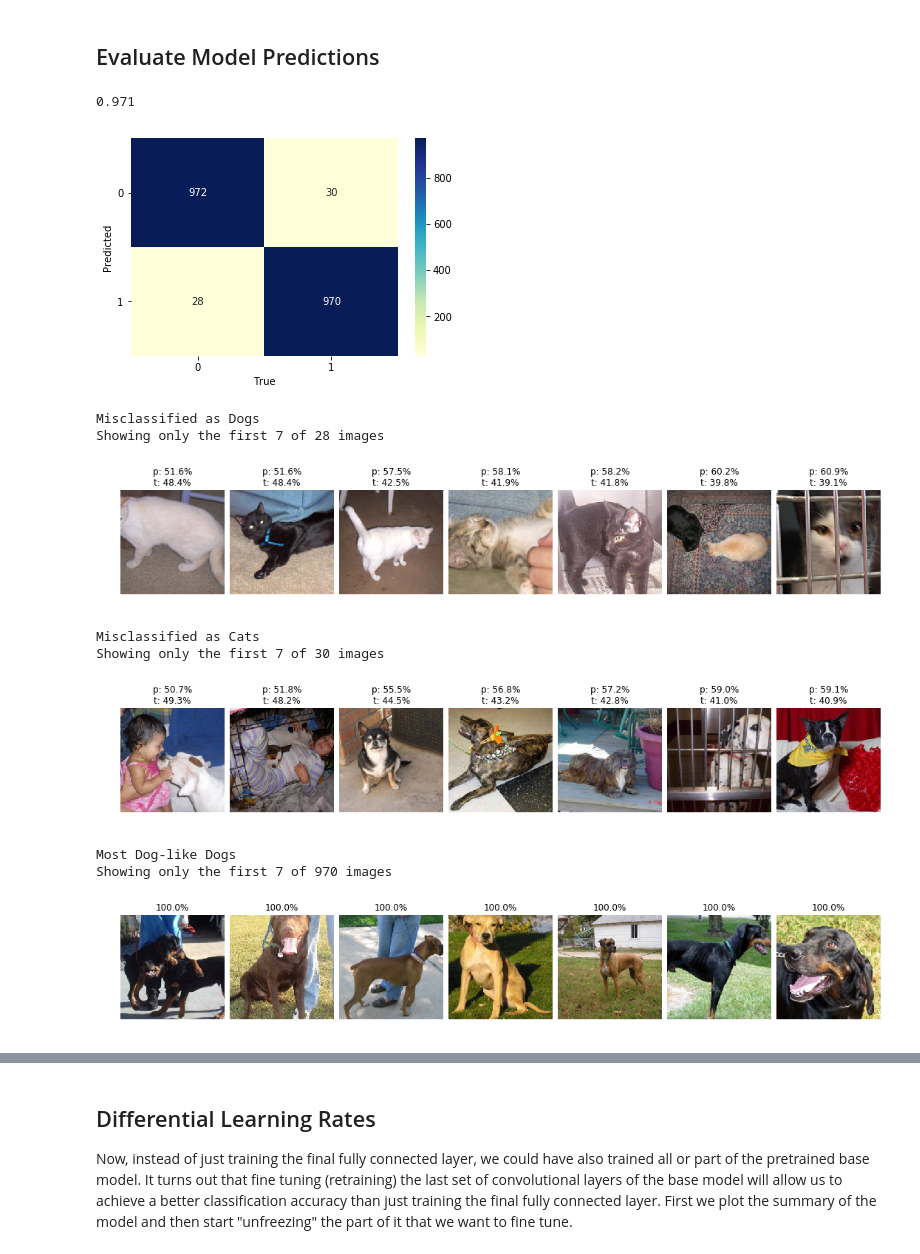
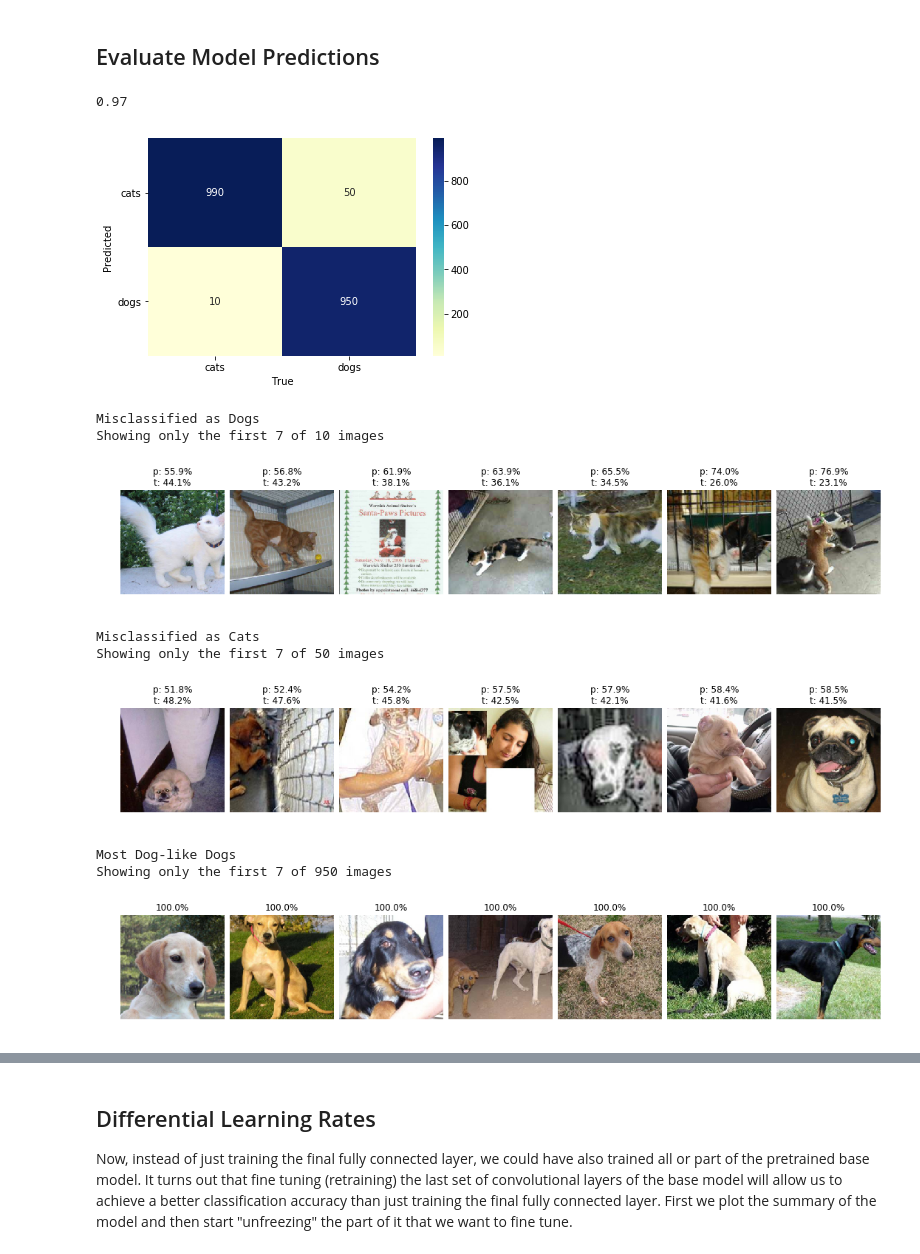
Before and after one commit to davidlmorton/fastai-course-sconce, a Jupyter notebook: lesson_1_cats_and_dogs.ipynb, the cells around one changed output, grey strips where cells are left out. Drawn from its saved outputs; the diff is of its cells as text; code cells hidden in the pictures.

```diff
--- a/lesson_1_cats_and_dogs.ipynb
+++ b/lesson_1_cats_and_dogs.ipynb
@@ -50,12 +56,12 @@ loader_kwargs = {
     'num_workers': 0
 }
 
-training_data_generator = ImageDataGenerator.from_image_folder(
+training_data_generator = SingleClassImageDataGenerator.from_image_folder(
     root='data/dogscats/train',
     transform=transform,
     loader_kwargs=loader_kwargs)
 
-test_data_generator = ImageDataGenerator.from_image_folder(
+test_data_generator = SingleClassImageDataGenerator.from_image_folder(
     root='data/dogscats/valid',
     transform=transform,
     loader_kwargs=loader_kwargs)
@@ -160,31 +168,31 @@ trainer.monitor.dataframe_monitor.plot(
 # %%
 trainer.get_classification_accuracy()
 # %% [output]
-0.971
+0.97
 # %%
 trainer.plot_confusion_matrix();
 # %% [output]
-[figure, old version]
+[figure, new version]
 # %%
 print("Misclassified as Dogs")
-trainer.plot_samples(predicted_label=1, true_label=0);
+trainer.plot_samples(predicted_class='dogs', true_class='cats');
 # %% [output]
 Misclassified as Dogs
-Showing only the first 7 of 28 images
+Showing only the first 7 of 10 images
-[figure, old version]
+[figure, new version]
 # %%
 print("Misclassified as Cats")
-trainer.plot_samples(predicted_label=0, true_label=1);
+trainer.plot_samples(predicted_class='cats', true_class='dogs');
 # %% [output]
 Misclassified as Cats
-Showing only the first 7 of 30 images
+Showing only the first 7 of 50 images
-[figure, old version]
+[figure, new version]
 # %%
 print("Most Dog-like Dogs")
-trainer.plot_samples(predicted_label=1, true_label=1, sort_by='falling predicted label score');
+trainer.plot_samples(predicted_class='dogs', true_class='dogs', sort_by='falling predicted class score');
 # %% [output]
 Most Dog-like Dogs
-Showing only the first 7 of 970 images
+Showing only the first 7 of 950 images
-[figure, old version]
+[figure, new version]
 # %%
 print("Most Cat-like Cats")
```
Also changed, not shown: parts of 16 cells of this notebook, 2 other files.
